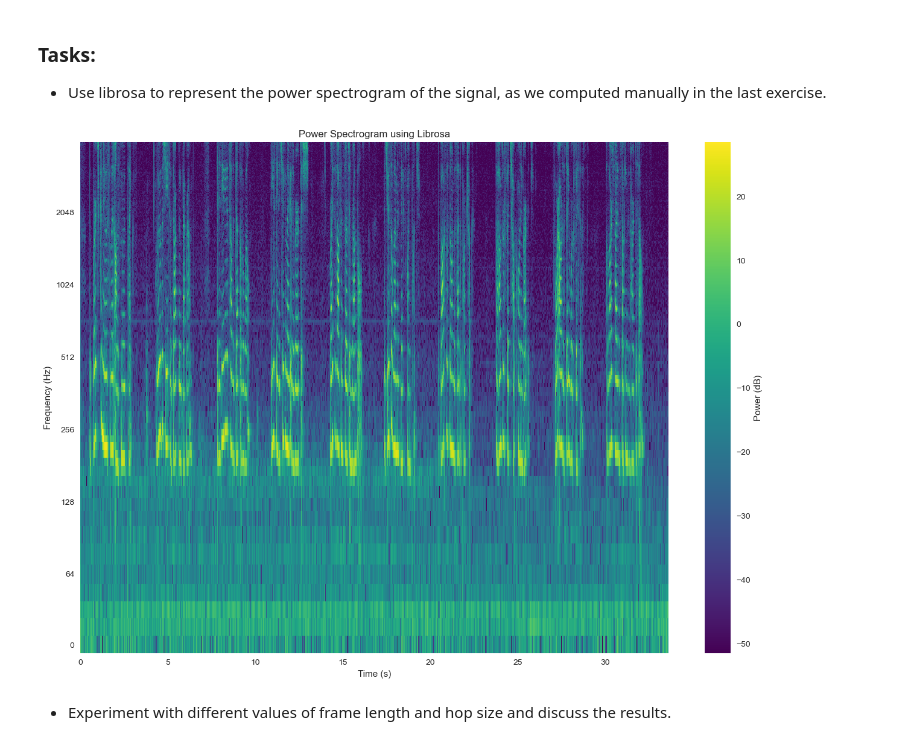
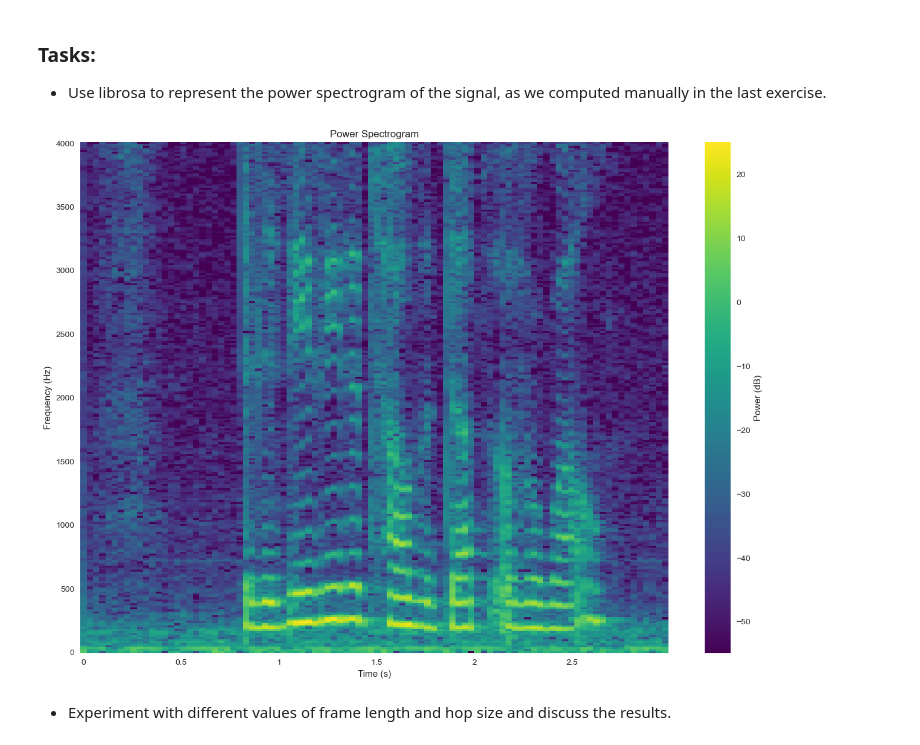
Before and after one commit to Carmenfranci/Selected, a Jupyter notebook: Lab_1_students.ipynb, the cells around one changed output. Saved outputs shown, nothing was run; the diff lists cells and outputs as text; code cells hidden in the pictures.

```diff
--- a/Lab_1_students.ipynb
+++ b/Lab_1_students.ipynb
@@ -687,41 +687,21 @@ The most important parameters are:
 ### Tasks:
 * Use librosa to represent the power spectrogram of the signal, as we computed manually in the last exercise.
 # %%
-# Add your code here!
-# X = librosa.stft(...
-# X_pow_db = librosa.power_to_db(np.abs(X)**2)
-
-# w, h = plt.figaspect(0.7);
-# plt.figure(figsize=(w*2,h*2));
-# librosa.display.specshow(...
 
 
-
-
-
-
-# Load audio file
-file_path = "sample_data/OSR_us_000_0010_8k.wav"
-signal, sample_rate = librosa.load(file_path, sr=None)  # Keep original sample rate
-
-# Compute STFT
-X = librosa.stft(signal, n_fft=512, hop_length=256, win_length=512, window='hamming')
-
-# Convert power spectrogram to dB scale
+X = librosa.stft(signal_slice, n_fft=frame_length, hop_length=hop_size)
 X_pow_db = librosa.power_to_db(np.abs(X)**2)
 
-# Plot spectrogram
-w, h = plt.figaspect(0.7)  # Define aspect ratio
-plt.figure(figsize=(w*2, h*2))
-
-librosa.display.specshow(X_pow_db, sr=sample_rate, hop_length=256, x_axis="time", y_axis="log", cmap="viridis")
-plt.colorbar(label="Power (dB)")
-plt.title("Power Spectrogram using Librosa")
-plt.xlabel("Time (s)")
-plt.ylabel("Frequency (Hz)")
-plt.show()
+w, h = plt.figaspect(0.7)
+plt.figure(figsize=(w*2,h*2))
+librosa.display.specshow(X_pow_db, sr=sample_rate, hop_length=hop_size, x_axis='time', y_axis='hz', cmap='viridis')
+plt.xlabel('Time (s)')
+plt.ylabel('Frequency (Hz)')
+plt.colorbar(label='Power (dB)')
+plt.title('Power Spectrogram')
+plt.show() # Display the power spectrogram
 # %% [output]
-[figure, old version]
+[figure, new version]
 # %% [markdown]
 * Experiment with different values of frame length and hop size and discuss the results.
 # %%
```
Also changed, not shown: parts of 7 cells of this notebook.
